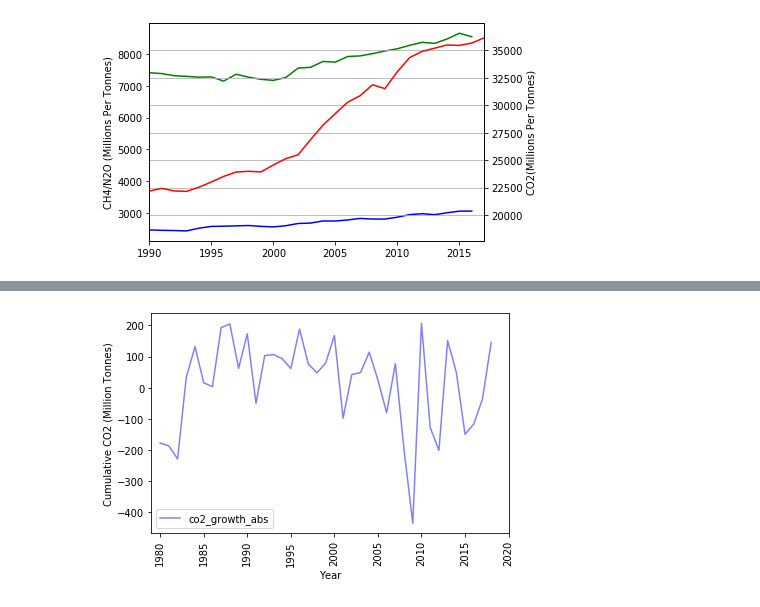
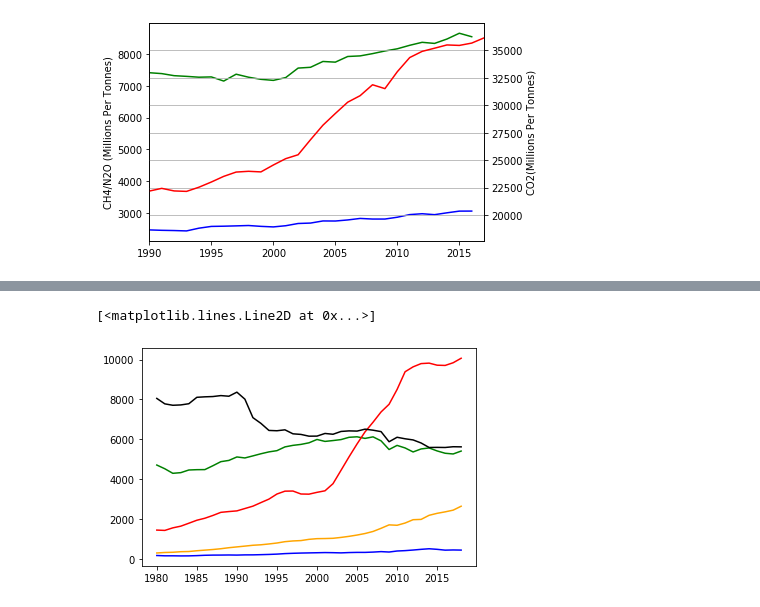
Before and after one commit to sarahgao22sg/Project1, a Jupyter notebook: CO2 Emissions Analysis_Country/CO2 Analysis Code.ipynb, the cells around one changed output, grey strips where cells are left out. Saved outputs shown, nothing was run; the diff lists cells and outputs as text; code cells hidden in the pictures.

```diff
--- a/CO2 Emissions Analysis_Country/CO2 Analysis Code.ipynb
+++ b/CO2 Emissions Analysis_Country/CO2 Analysis Code.ipynb
@@ -98,12 +104,15 @@ Co2_Emissions_USA_chart=Co2_Emissions_USA.plot.line(x='year', y='co2',color="blu
-# %%
-Co2_Emissions_USA=Co2_Emissions_df[Co2_Emissions_df.country=="United States"]
-Co2_Emissions_USA=Co2_Emissions_USA.reset_index(drop=True)
-Co2_Emissions_USA_chart=Co2_Emissions_USA.plot.line(x='year', y='co2_growth_abs',color="blue",alpha=0.5)
-plt.xlabel("Year")
-plt.xlim(1979,2020)
-plt.ylabel("Cumulative CO2 (Million Tonnes)")
-
-plt.xticks(rotation=90)
-plt.tight_layout()
-# %% [output]
-[figure, removed]
+# %%
+Co2_Emissions_USA=Co2_Emissions_df[Co2_Emissions_df.country=="United States"]
+Co2_Emissions_China=Co2_Emissions_df[Co2_Emissions_df.country=="China"]
+Co2_Emissions_Brazil=Co2_Emissions_df[Co2_Emissions_df.country=="Brazil"]
+Co2_Emissions_Europe=Co2_Emissions_df[Co2_Emissions_df.country=="Europe"]
+Co2_Emissions_India=Co2_Emissions_df[Co2_Emissions_df.country=="India"]
+fig,ax=plt.subplots()
+ax.plot(Co2_Emissions_USA.year,Co2_Emissions_USA.co2,color="green",label="CO2")
+ax.plot(Co2_Emissions_China.year,Co2_Emissions_China.co2,color="red",label="CO2")
+ax.plot(Co2_Emissions_Brazil.year,Co2_Emissions_Brazil.co2,color="blue",label="CO2")
+ax.plot(Co2_Emissions_Europe.year,Co2_Emissions_Europe.co2,color="black",label="CO2")
+ax.plot(Co2_Emissions_India.year,Co2_Emissions_India.co2,color="Orange",label="CO2")
+# %% [output]
+[<matplotlib.lines.Line2D at 0x...>]
+[figure, added]
```
Also changed, not shown: parts of 4 cells of this notebook.
